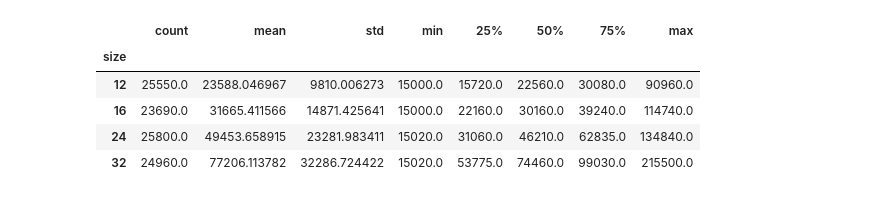
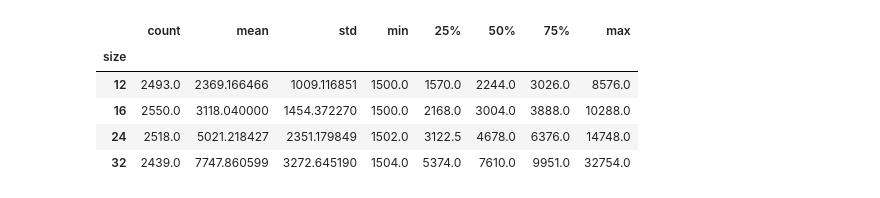
Before and after one commit to Lux-AI-Challenge/Lux-Design-S1, a Jupyter notebook: analysis/mapanalysis.ipynb, the cells around one changed output. Saved outputs shown, nothing was run; the diff lists cells and outputs as text; code cells hidden in the pictures.

```diff
--- a/analysis/mapanalysis.ipynb
+++ b/analysis/mapanalysis.ipynb
@@ -9,8 +22,26 @@ df = pd.read_json("mapgendist.json")
 # %%
 rows = []
+resourceprox = {
+    12: [],
+    16: [],
+    24: [],
+    32: []
+}
+resourceprox_labels = ["wood", "coal", "uranium", "woodTiles", "coalTiles", "uraniumTiles"]
 for k in df.keys():
     for r in df[k]['resources']:
-        rows.append((r['wood'], r['coal'], r['uranium'], r['woodTiles'], r['coalTiles'], r['uraniumTiles'], k))
+        rowdata = [r['wood'], r['coal'], r['uranium'], r['woodTiles'], r['coalTiles'], r['uraniumTiles'], k]
+        rows.append(rowdata)
+    i = 0
+    for r in df[k]['resourceprox']:
+#         rows[i].append(r)
+        map_resource_prox = []
+        for _, datas in r[0].items():
+            map_resource_prox.append([
+                datas['wood'], datas['coal'], datas['uranium'],
+                datas['woodTiles'], datas['coalTiles'], datas['uraniumTiles']
+            ])
+        resourceprox[k].append(np.array(map_resource_prox))
 # %%
 data = pd.DataFrame(np.array(rows), columns=
                     ['wood', 'coal', 'uranium', 'woodTiles', 'coalTiles', 'uraniumTiles', 'size']
@@ -49,9 +91,9 @@ data.groupby('size').describe()['wood']
 # %%
-data.groupby('size').describe()['coal'] * 10
+data.groupby('size').describe()['coal']
 # %% [output]
 |  | count | mean | std | min | 25% | 50% | 75% | max |
 | size |  |  |  |  |  |  |  |  |
-| 12 | 25550.0 | 23588.046967 | 9810.006273 | 15000.0 | 15720.0 | 22560.0 | 30080.0 | 90960.0 |
-| 16 | 23690.0 | 31665.411566 | 14871.425641 | 15000.0 | 22160.0 | 30160.0 | 39240.0 | 114740.0 |
-| 24 | 25800.0 | 49453.658915 | 23281.983411 | 15020.0 | 31060.0 | 46210.0 | 62835.0 | 134840.0 |
-| 32 | 24960.0 | 77206.113782 | 32286.724422 | 15020.0 | 53775.0 | 74460.0 | 99030.0 | 215500.0 |
+| 12 | 2493.0 | 2369.166466 | 1009.116851 | 1500.0 | 1570.0 | 2244.0 | 3026.0 | 8576.0 |
+| 16 | 2550.0 | 3118.040000 | 1454.372270 | 1500.0 | 2168.0 | 3004.0 | 3888.0 | 10288.0 |
+| 24 | 2518.0 | 5021.218427 | 2351.179849 | 1502.0 | 3122.5 | 4678.0 | 6376.0 | 14748.0 |
+| 32 | 2439.0 | 7747.860599 | 3272.645190 | 1504.0 | 5374.0 | 7610.0 | 9951.0 | 32754.0 |
```
Also changed, not shown: parts of 16 cells of this notebook, 2 other files.
